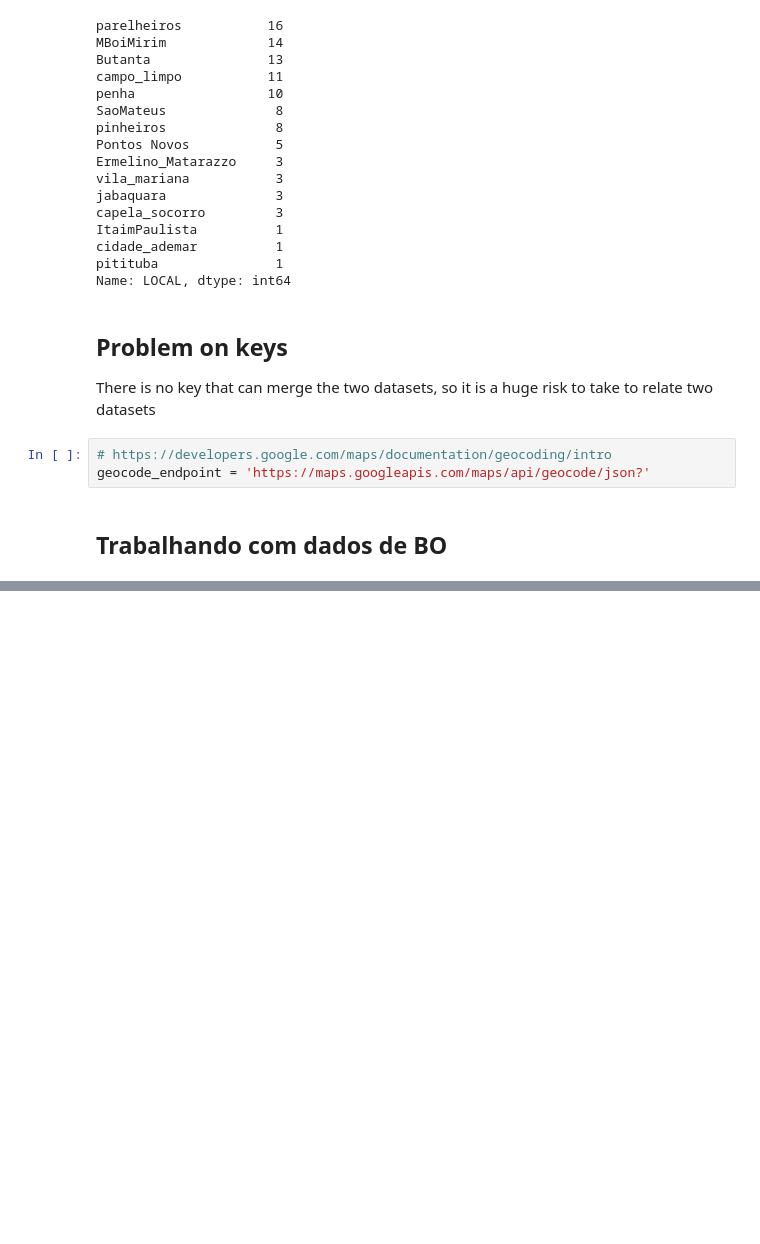
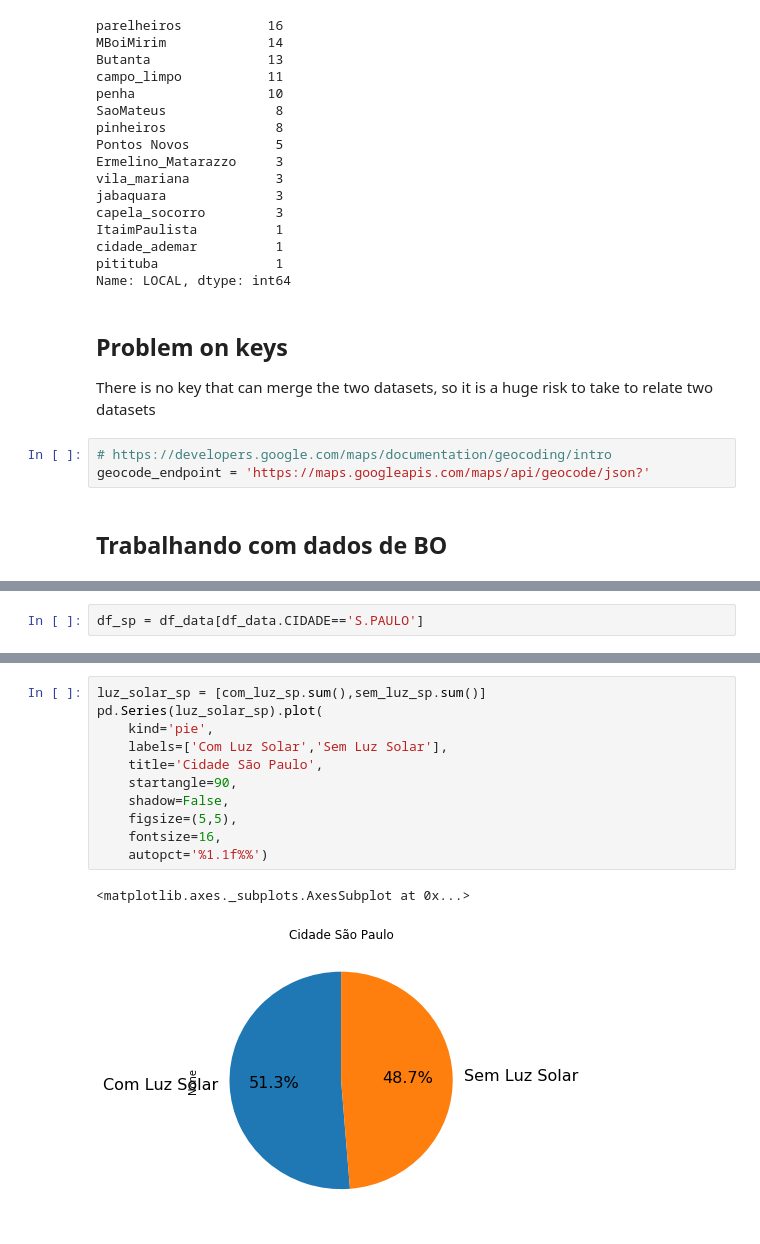
Before and after one commit to RodrigoDias27/-lamppost_on_sp_city, a Jupyter notebook: notebooks/Lampposts on SP.ipynb, the cells around one changed output, grey strips where cells are left out. Cells and saved outputs as stored; diff of their text form; blank space fills up the shorter version.

```diff
--- a/notebooks/Lampposts on SP.ipynb
+++ b/notebooks/Lampposts on SP.ipynb
@@ -143,0 +352,2 @@ memory usage: 8.0+ MB
+# %%
+df_sp = df_data[df_data.CIDADE=='S.PAULO']
@@ -143,0 +362,14 @@ memory usage: 8.0+ MB
+# %%
+luz_solar_sp = [com_luz_sp.sum(),sem_luz_sp.sum()]
+pd.Series(luz_solar_sp).plot(
+    kind='pie',
+    labels=['Com Luz Solar','Sem Luz Solar'],
+    title='Cidade São Paulo',
+    startangle=90,
+    shadow=False,
+    figsize=(5,5),
+    fontsize=16,
+    autopct='%1.1f%%')
+# %% [output]
+<matplotlib.axes._subplots.AxesSubplot at 0x...>
+[figure, added]
```
Also changed, not shown: parts of 25 cells of this notebook.
